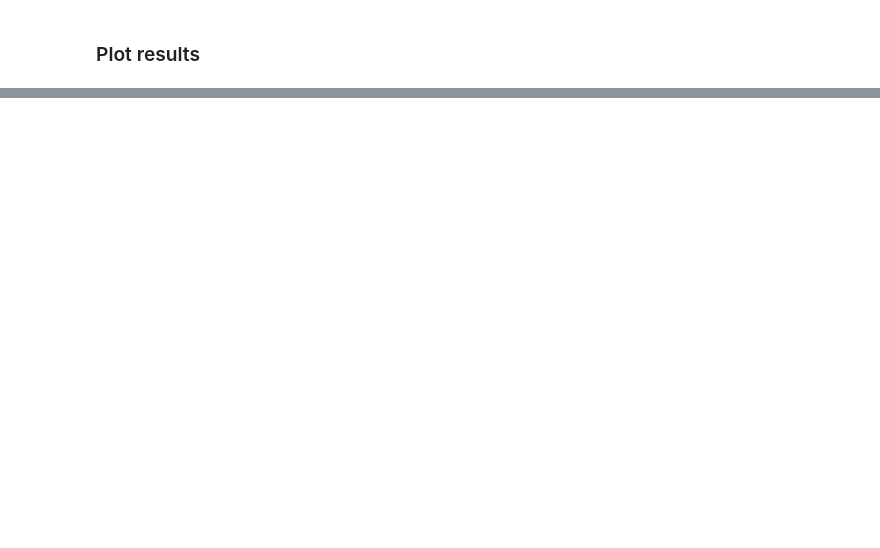
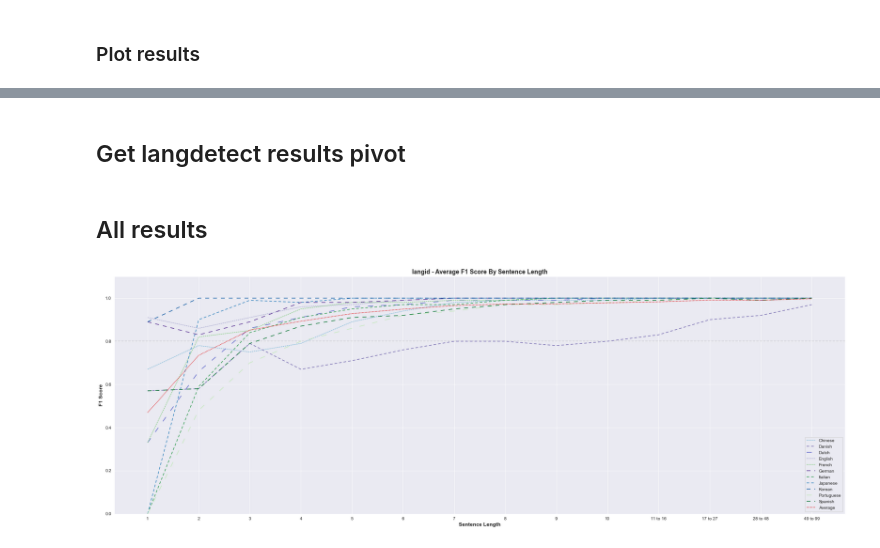
Before and after one commit to br-pki/detectLanguage, a Jupyter notebook: evaluate.ipynb, the cells around one changed output, grey strips where cells are left out. Saved outputs shown, nothing was run; the diff lists cells and outputs as text; code cells hidden in the pictures; blank space fills up the shorter version.

```diff
--- a/evaluate.ipynb
+++ b/evaluate.ipynb
@@ -455,5 +433,2 @@ import seaborn as sns
 # %%
-results = pd.DataFrame(data=results, columns=["Bin", "Language", "F1"])
-results_pivot = results.pivot_table(values="F1", index="Language", columns="Bin")
-results_pivot = results_pivot[bin_labels]
-results_pivot.loc["Average"] = results_pivot.mean()
+results = pd.DataFrame(data=results, columns=["Bin", "Language", "Source", "F1"])
@@ -459,0 +437,8 @@ results_pivot.loc["Average"] = results_pivot.mean()
+# %%
+results_langid = results[results["Source"]=="langid"]
+results_langid_pivot = results_langid.pivot_table(values="F1", index="Language", columns="Bin")
+results_langid_pivot = results_langid_pivot[bin_labels]
+results_langid_pivot.loc["Average"] = results_langid_pivot.mean()
+# results_langid_pivot.head()
+# %% [markdown]
+## Get langdetect results pivot
@@ -474,6 +465,7 @@ language_cmap["Portuguese"] = (0.7792233756247597, 0.9132333717800846, 0.7518031
 language_cmap["English"] = (0.698961937716263, 0.6965013456362938, 0.8372164552095348) # purple
 language_cmap["Danish"] = (0.47320261437908495, 0.43267973856209146, 0.6993464052287581) # purple
 language_cmap["German"] = (0.3568166089965398, 0.20525951557093425, 0.5856978085351787) # purple
+language_cmap["Dutch"] = (0.38, 0.41, 0.8) # purple?
 
 # create custom dash dict for consistent dashes
 language_dashes = {}
@@ -491,16 +483,22 @@ language_dashes["Portuguese"] = (8, 12)
 language_dashes["English"] = (2, 1)
 language_dashes["Danish"] = (4, 3)
 language_dashes["German"] = (6, 6)
+language_dashes["Dutch"] = (8, 12)
+# %%
+sns.set_style("darkgrid")
+title_font = {"fontweight":"bold", "fontsize":14}
+label_fonts = {"fontweight":"bold", "fontsize":12}
+# %% [markdown]
+## All results
 # %%
-# ax = results_pivot.T.plot(figsize=(20,10), title="Average F1 Score By Sentence Character Length", ylabel="F1 Score", xlabel="Sentence Character Length", ylim=(0.0,1.1));
-# ax.axhline(y=0.8, linestyle="--", color="gray", alpha=0.3)
-# ax.set_xticks(range(len(bin_labels)));
-# ax.set_xticklabels(bin_labels);
 plt.figure(figsize=(30,10))
-plt.title("Average F1 Score By Sentence Length")
-plt.xlabel("Sentence Length")
-plt.ylabel("F1 Score")
+plt.title("langid - Average F1 Score By Sentence Length", fontdict=title_font)
+plt.xlabel("Sentence Length", fontdict=label_fonts)
+plt.ylabel("F1 Score", fontdict=label_fonts)
 plt.ylim(0.0, 1.1)
 plt.axhline(y=0.8, linestyle="--", color="gray", alpha=0.3);
-sns.lineplot(data=results_pivot.T, palette=language_cmap, dashes=language_dashes);
+sns.lineplot(data=results_langid_pivot.T, palette=language_cmap, dashes=language_dashes);
+
 plt.legend(loc="lower right");
+# %% [output]
+[figure, added]
```
Also changed, not shown: parts of 55 cells of this notebook, 1 other file.
